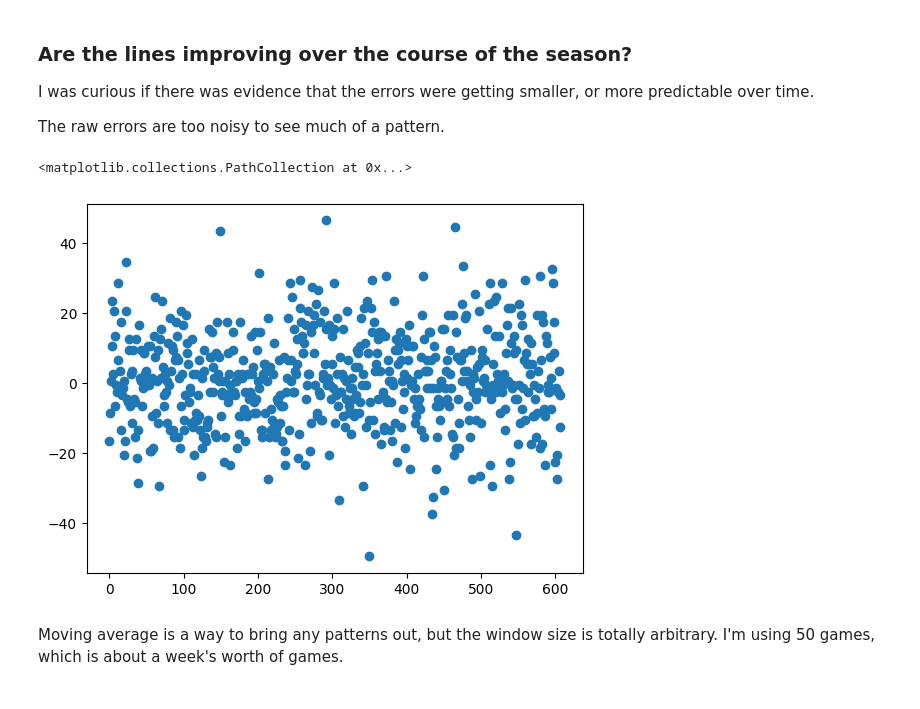
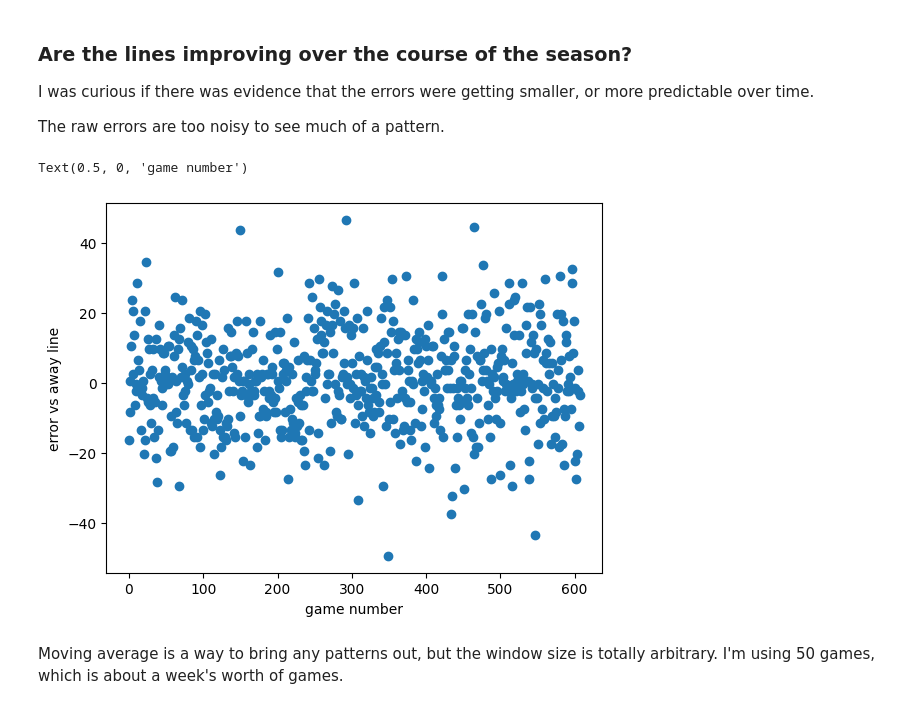
Before and after one commit to csdurfee/book, a Jupyter notebook: ep 2 LAST FAIR DEAL.ipynb, the cells around one changed output. Cells and saved outputs as stored; diff of their text form; code cells hidden in the pictures.

```diff
--- a/ep 2 LAST FAIR DEAL.ipynb
+++ b/ep 2 LAST FAIR DEAL.ipynb
@@ -283,9 +283,11 @@ The raw errors are too noisy to see much of a pattern.
 # %%
 abs_closing_errors = np.abs(closing_errors)
 plt.scatter(range(len(closing_errors)), closing_errors)
+plt.ylabel("error vs away line")
+plt.xlabel("game number")
 # %% [output]
-<matplotlib.collections.PathCollection at 0x...>
+Text(0.5, 0, 'game number')
-[figure, old version]
+[figure, new version]
 # %% [markdown]
 Moving average is a way to bring any patterns out, but the window size is totally arbitrary. I'm using 50 games, which is about a week's worth of games.
 # %%
```
Also changed, not shown: parts of 19 cells of this notebook.
